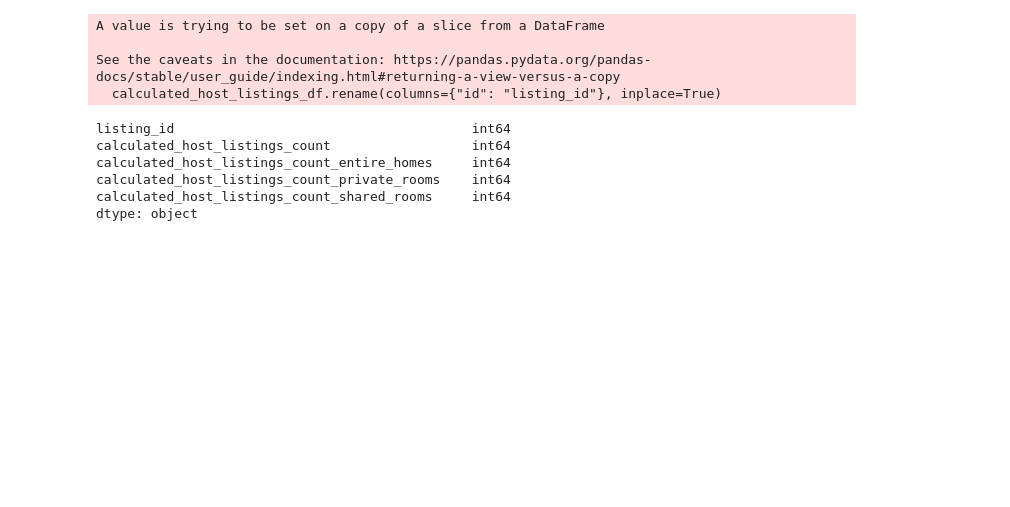
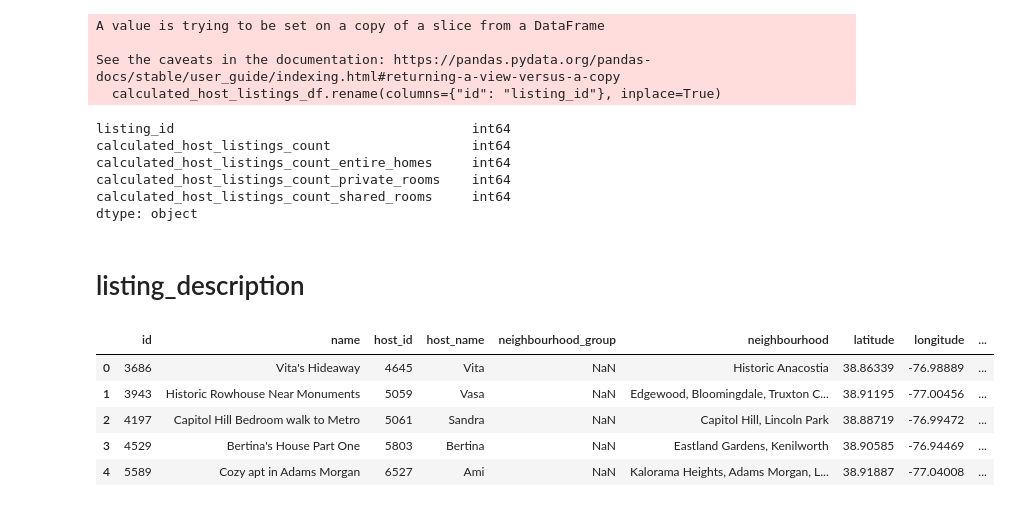
Before and after one commit to johbry17/DC-AirBnB-SQL-Database, a Jupyter notebook: cleaned_data/v1.0/data_cleaning_v1.0.ipynb, the cells around one changed output. Drawn from its saved outputs; the diff is of its cells as text; code cells hidden in the pictures; blank space fills up the shorter version.

Commit message:
Add listing_description table to v1.0 db

```diff
--- a/cleaned_data/v1.0/data_cleaning_v1.0.ipynb
+++ b/cleaned_data/v1.0/data_cleaning_v1.0.ipynb
@@ -973,3 +973,15 @@ calculated_host_listings_df.to_csv("./calculated_host_listings_cleaned.csv", ind
 with engine.begin() as conn:
     conn.execute(text("DELETE FROM calculated_host_listings"))
     calculated_host_listings_df.to_sql("calculated_host_listings", conn, if_exists="append", index=False)
+# %% [markdown]
+<h1>listing_description
+# %%
+listings_simple_df = pd.read_csv("../../raw_data/2024_mar/listings.csv")
+listings_simple_df.head()
+# %% [output]
+|  | id | name | host_id | host_name | neighbourhood_group | neighbourhood | latitude | longitude | ... |
+| 0 | 3686 | Vita's Hideaway | 4645 | Vita | NaN | Historic Anacostia | 38.86339 | -76.98889 | ... |
+| 1 | 3943 | Historic Rowhouse Near Monuments | 5059 | Vasa | NaN | Edgewood, Bloomingdale, Truxton C... | 38.91195 | -77.00456 | ... |
+| 2 | 4197 | Capitol Hill Bedroom walk to Metro | 5061 | Sandra | NaN | Capitol Hill, Lincoln Park | 38.88719 | -76.99472 | ... |
+| 3 | 4529 | Bertina's House Part One | 5803 | Bertina | NaN | Eastland Gardens, Kenilworth | 38.90585 | -76.94469 | ... |
+| 4 | 5589 | Cozy apt in Adams Morgan | 6527 | Ami | NaN | Kalorama Heights, Adams Morgan, L... | 38.91887 | -77.04008 | ... |
```
Also changed, not shown: parts of 5 cells of this notebook, 1 other file.
